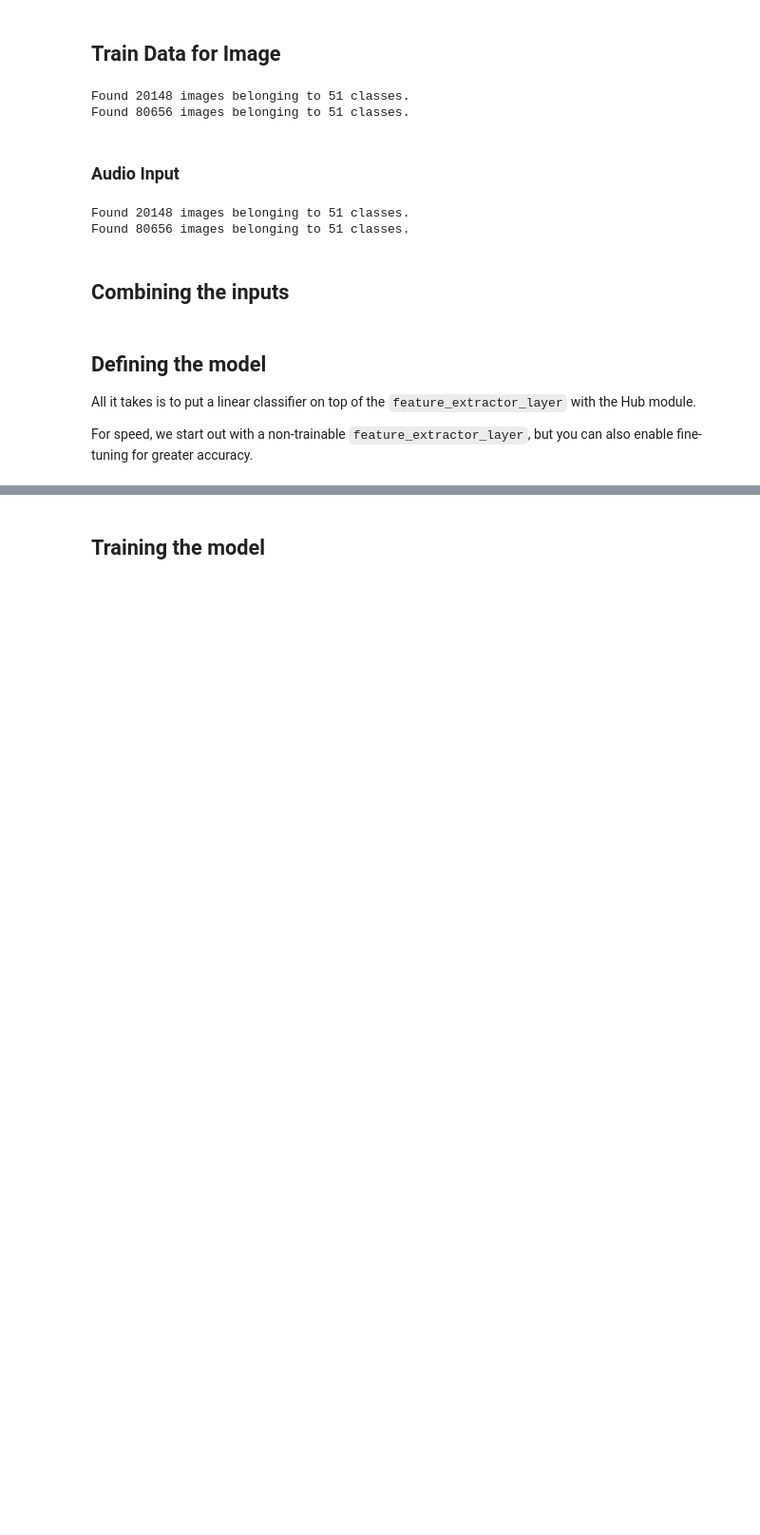
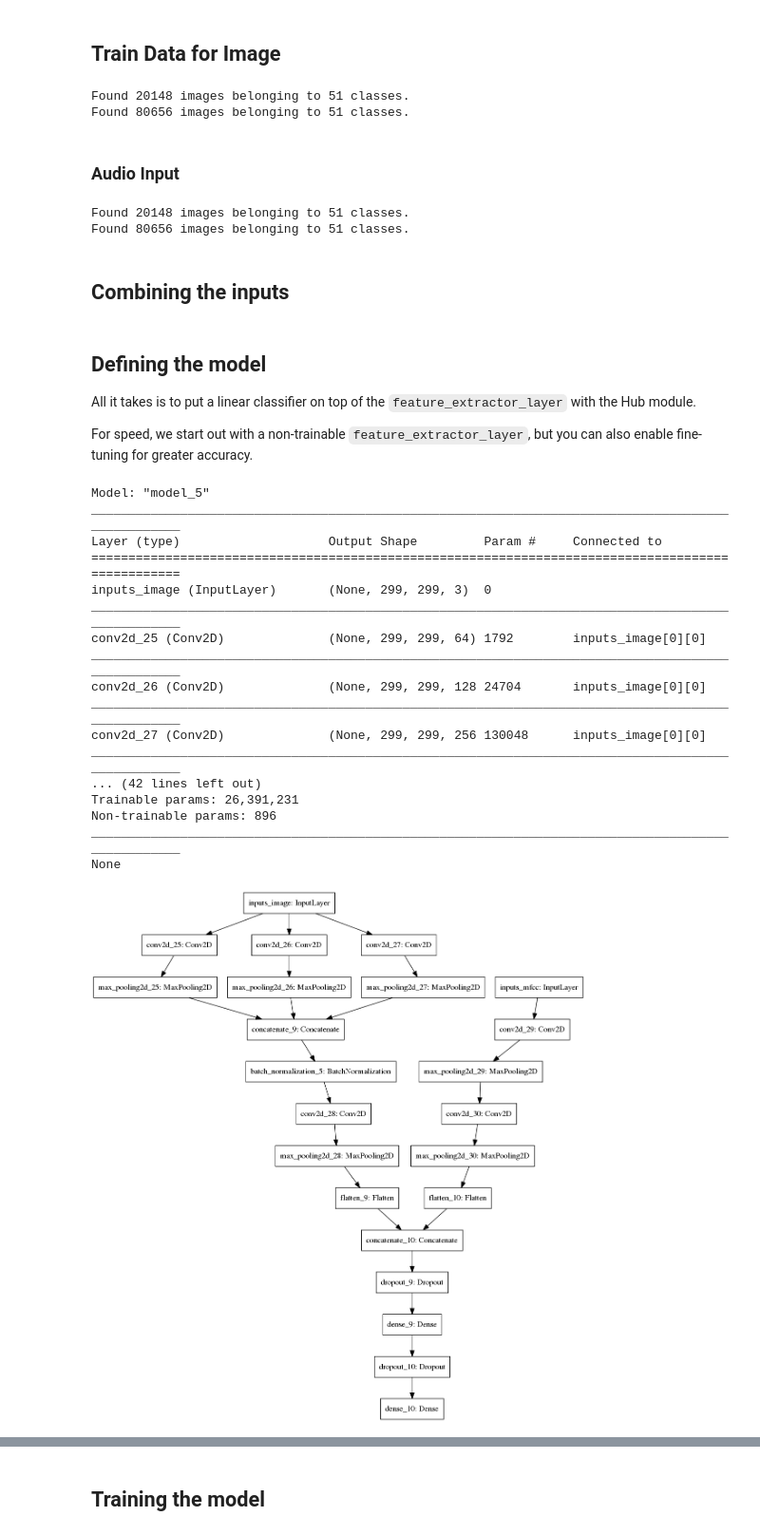
Before and after one commit to internetoftim/labidub, a Jupyter notebook: bimodal/tf2_image_bimodal_shallow.ipynb, the cells around one changed output, grey strips where cells are left out. Shown at 95% size. Cells and saved outputs as stored; diff of their text form; code cells hidden in the pictures; blank space fills up the shorter version.

```diff
--- a/bimodal/tf2_image_bimodal_shallow.ipynb
+++ b/bimodal/tf2_image_bimodal_shallow.ipynb
@@ -224,35 +225,54 @@ visible2 = Input(shape=(299,299,1),name='inputs_mfcc')
 # merged_layer = BatchNormalization()(merged_layer)
 # merged_layer = TimeDistributed(Dense(64))(merged_layer)
 # merged_layer = Dropout(0.25)(merged_layer)
 # merged_layer = TimeDistributed(Dense(NUM_CLASSES,activation='softmax'))(merged_layer)
 # merged_model = Model([visible1,visible2],merged_layer)
 # merged_model.summary()
 
 conv21 = Conv2D(32, kernel_size=4, activation='relu')(visible2)
 pool21 = MaxPooling2D(pool_size=(2, 2))(conv21)
 conv22 = Conv2D(16, kernel_size=4, activation='relu')(pool21)
 pool22 = MaxPooling2D(pool_size=(2, 2))(conv22)
 flat2 = Flatten()(pool22)
 # # merge input models
 merge = concatenate([flat1, flat2])
 # # interpretation model
 dropout1 = Dropout(rate=0.2)(merge)
 
 # # hidden1 = Dense(10, activation='relu')(merge)
 hidden1 = Dense(51, activation='relu')(dropout1)
 
 dropout2 = Dropout(rate=0.2)(hidden1)
 # #     tf.keras.layers.Dropout(rate=0.2),
 # #     tf.keras.layers.Dense(train_generator.num_classes, activation='softmax',
 # #                           kernel_regularizer=tf.keras.regularizers.l2(0.0001))
 # # output = Dense(1, activation='sigmoid')(hidden2)
 output = Dense(51, activation='softmax',
                           kernel_regularizer=tf.keras.regularizers.l2(0.0001))(dropout2)
 model = Model(inputs=[visible1, visible2], outputs=output)
 # summarize layers
-print(merged_model.summary())
+print(model.summary())
 # plot graph
-plot_model(merged_model, to_file='multiple_inputs.png')
+plot_model(model, to_file='multiple_inputs.png')
+# %% [output]
+Model: "model_5"
+__________________________________________________________________________________________________
+Layer (type)                    Output Shape         Param #     Connected to
+==================================================================================================
+inputs_image (InputLayer)       (None, 299, 299, 3)  0
+__________________________________________________________________________________________________
+conv2d_25 (Conv2D)              (None, 299, 299, 64) 1792        inputs_image[0][0]
+__________________________________________________________________________________________________
+conv2d_26 (Conv2D)              (None, 299, 299, 128 24704       inputs_image[0][0]
+__________________________________________________________________________________________________
+conv2d_27 (Conv2D)              (None, 299, 299, 256 130048      inputs_image[0][0]
+__________________________________________________________________________________________________
+... (42 lines left out)
+Trainable params: 26,391,231
+Non-trainable params: 896
+__________________________________________________________________________________________________
+None
+[figure, added]
 # %%
 model.build((None,)+IMAGE_SIZE+(3,))
 model.summary()
```
Also changed, not shown: parts of 10 cells of this notebook, 9 other files.
